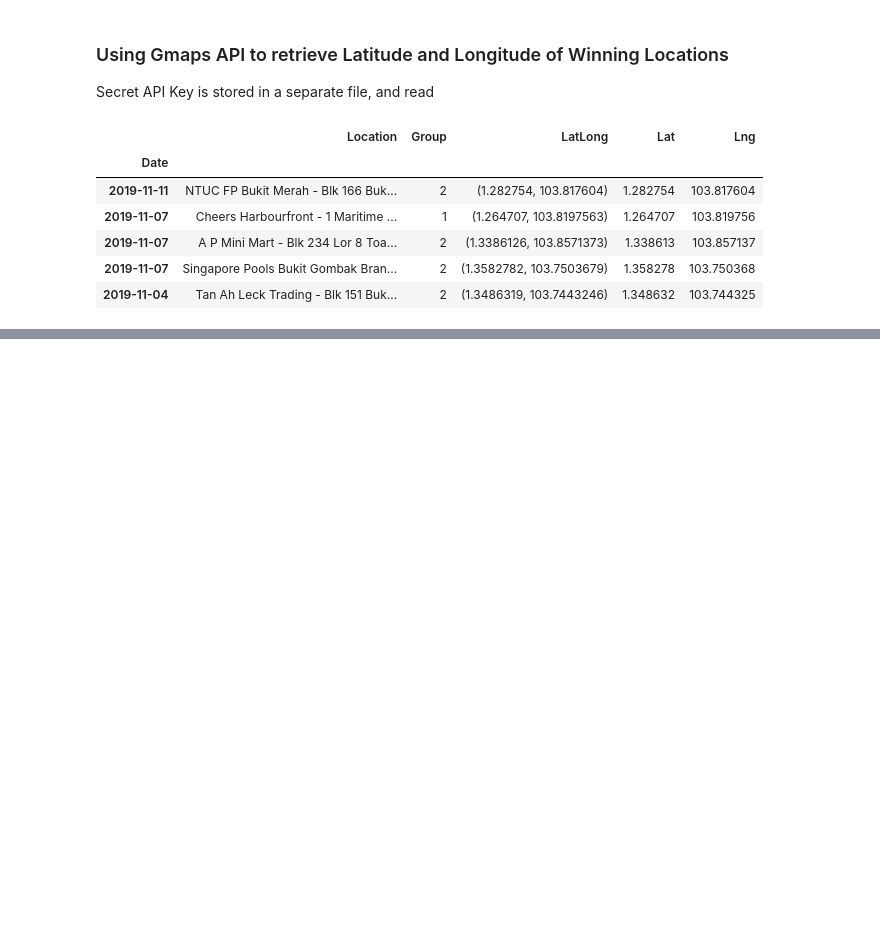
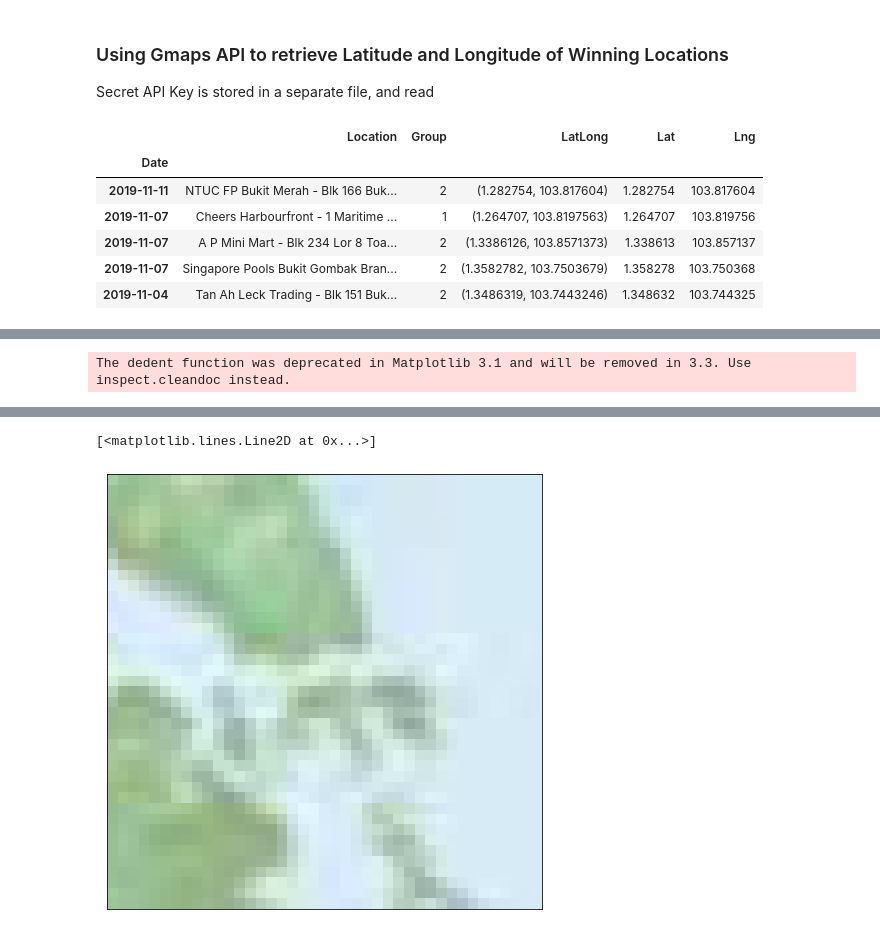
Before and after one commit to yongyct/singapore-pools-analysis, a Jupyter notebook: singapore_pools_analysis.ipynb, the cells around one changed output, grey strips where cells are left out. Cells and saved outputs as stored; diff of their text form; code cells hidden in the pictures; blank space fills up the shorter version.

Commit message:
added initial basemap

```diff
--- a/singapore_pools_analysis.ipynb
+++ b/singapore_pools_analysis.ipynb
@@ -516,0 +523,8 @@ toto_win_loc_df.head()
+# %%
+%%time
+plt.figure(figsize=(8, 8))
+m = Basemap(projection='lcc', resolution='c', lat_0=1.1, lon_0=104, width=3e5, height=3e5)
+m.etopo(scale=1, alpha=0.5);
+m.plot(1.1, 104, marker='D', color='r', markersize=100, latlon=True)
+# %% [output]
+The dedent function was deprecated in Matplotlib 3.1 and will be removed in 3.3. Use inspect.cleandoc instead.
@@ -516,0 +532,2 @@ toto_win_loc_df.head()
+[<matplotlib.lines.Line2D at 0x...>]
+[figure, added]
```
Also changed, not shown: parts of 5 cells of this notebook, 1 other file.
